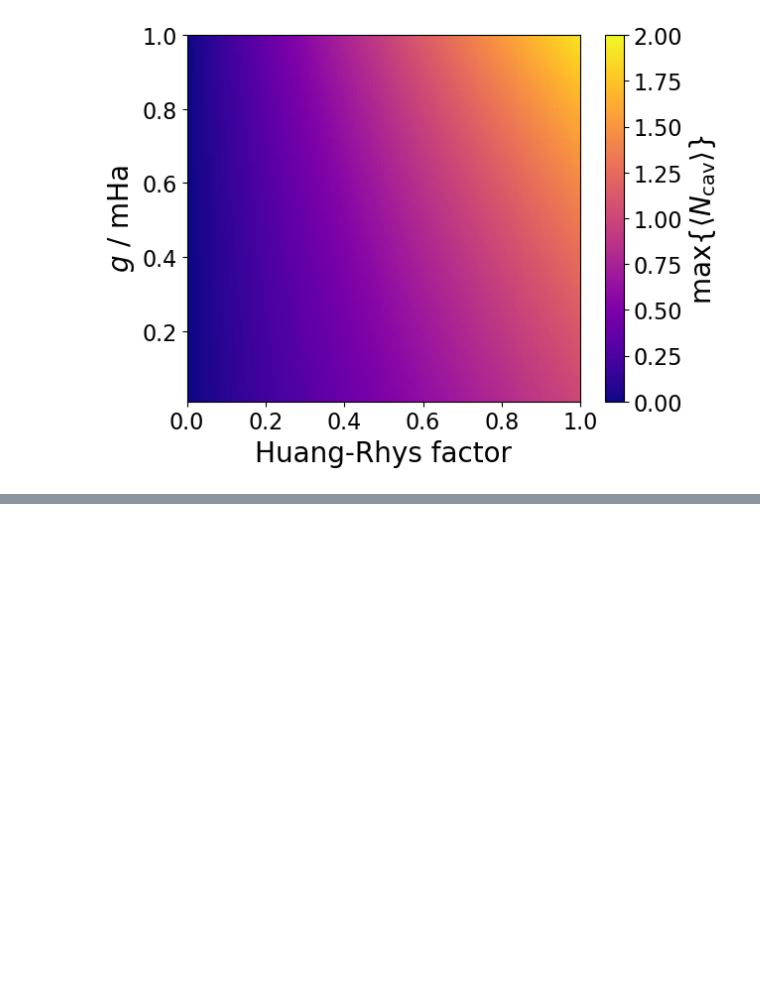
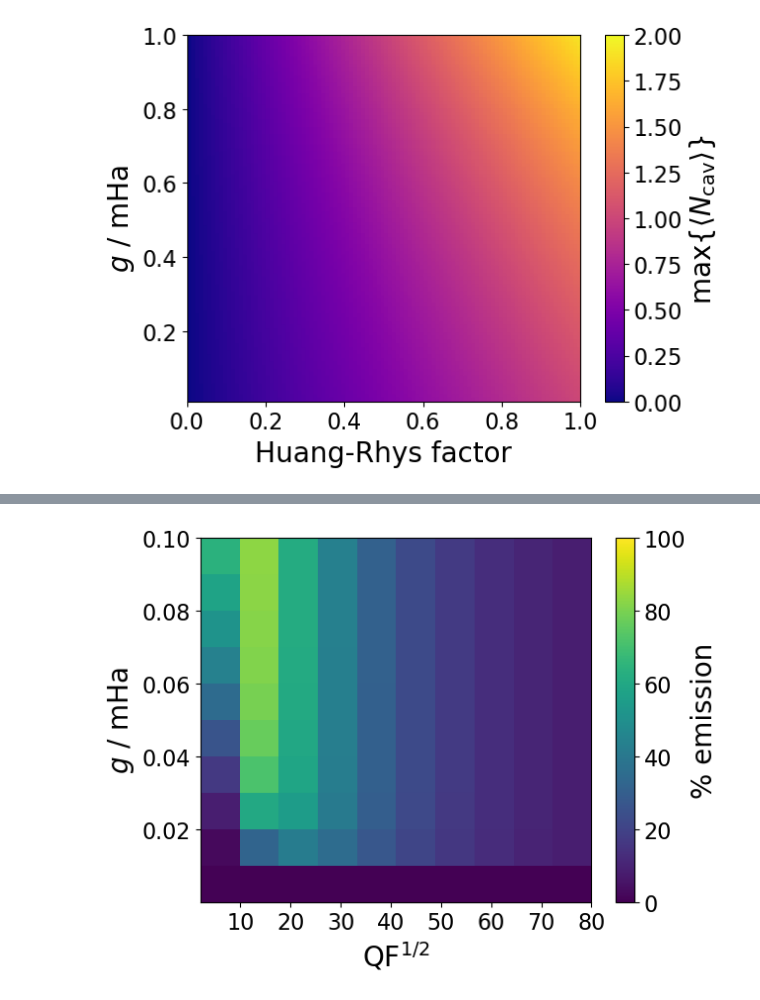
Before and after one commit to ctdub/ESVP, a Jupyter notebook: Data notes.ipynb, the cells around one changed output, grey strips where cells are left out. Saved outputs shown, nothing was run; the diff lists cells and outputs as text; code cells hidden in the pictures; blank space fills up the shorter version.

```diff
--- a/Data notes.ipynb
+++ b/Data notes.ipynb
@@ -154,0 +253,31 @@ np.savetxt('data/g_vs_S_nCavMax', nCavMax)
+# %%
+parameters['time steps'] = 2
+parameters['final time'] = 18
+
+QrangeSqrt = np.linspace(2, 80, 10)
+# Converts quality factor into the cavity external field coupling factor kappa
+# cavity-vibration coupling values
+gRange = np.linspace(1e-8, 0.1e-03, 10)
+
+percEmiss = np.zeros((gRange.size, QrangeSqrt.size))
+for i, Qsqrt in enumerate(QrangeSqrt):
+    for j, g in enumerate(gRange):
+        parameters['coupling'] = g
+        parameters['Q'] = Qsqrt ** 2
+        polEn, polStates, siteEn = twa.polariton_modes(parameters)
+        polDispl = twa.pol_displacement(parameters, polEn, polStates, siteEn)
+        nField = twa.oc_dynamics(parameters, polEn, polStates, siteEn, polDispl, subsystem='field')
+        percEmiss[j, i] = nField[1][1]/parameters['Huang-Rhys'] * 100
+
+plt.ylabel(r'$g$ / mHa', fontsize=20)
+plt.xlabel(r'$\mathrm{QF}^{1/2}$', fontsize=20)
+# plt.xticks(np.arange(0, max(kappa_range * 10**6)+5, 5))
+plt.xticks(fontsize=16)
+plt.yticks(fontsize=16)
+plt.imshow(percEmiss, extent=[QrangeSqrt[0], QrangeSqrt[-1], gRange[0] * 1e3, gRange[-1] * 1e3], aspect='auto', origin='lower',vmin=0, vmax=100)
+cbar = plt.colorbar()
+cbar.set_label(label='% emission', size=20)
+for t in cbar.ax.get_yticklabels():
+    t.set_fontsize(16)
+# %% [output]
+[figure, added]
```
Also changed, not shown: parts of 14 cells of this notebook, 4 other files.
